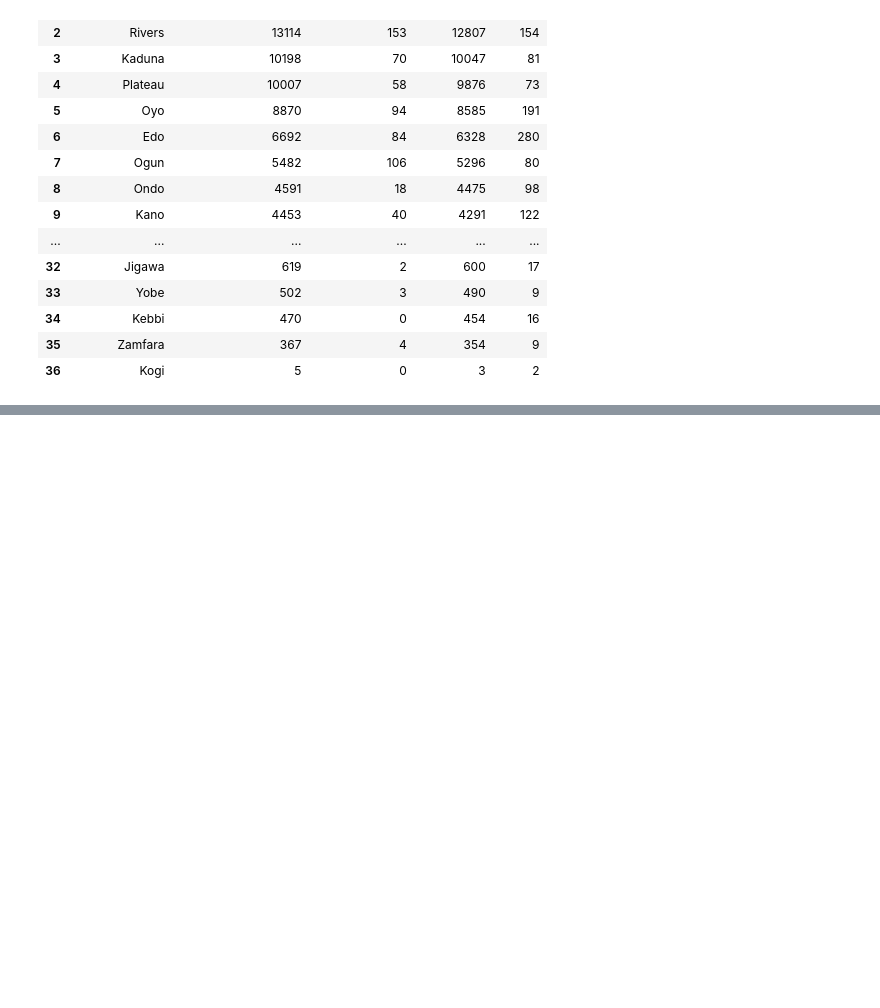
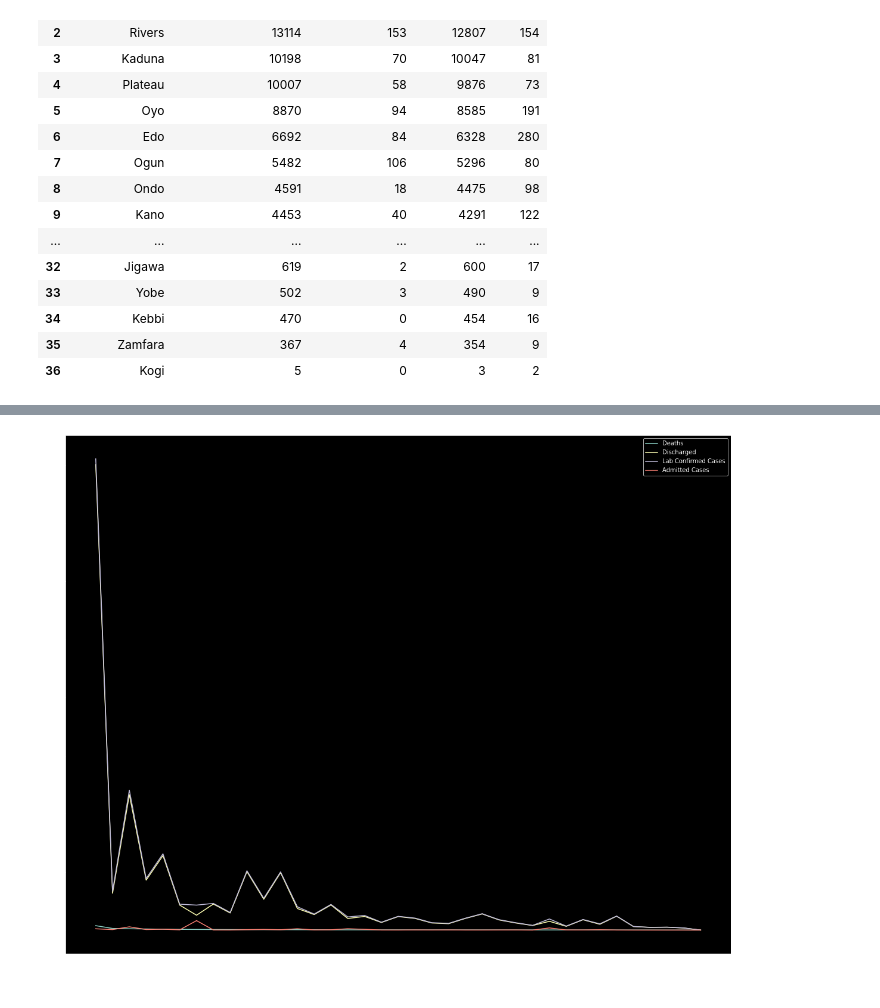
Before and after one commit to XVI-IX/Nigeria-COVID-projects, a Jupyter notebook: Covid.ipynb, the cells around one changed output, grey strips where cells are left out. Cells and saved outputs as stored; diff of their text form; code cells hidden in the pictures; blank space fills up the shorter version.

```diff
--- a/Covid.ipynb
+++ b/Covid.ipynb
@@ -230,0 +285,14 @@ dtype: object
+# %%
+fig_dim = (20, 16)
+fig, ax = plt.subplots(figsize=fig_dim)
+x = covid_data['States Affected']
+
+ax.plot(x, covid_data['deaths'], label='Deaths')
+ax.plot(x, covid_data['discharged'], label='Discharged')
+ax.plot(x, covid_data['lab_confirmed_cases'], label='Lab Confirmed Cases')
+ax.plot(x, covid_data['admitted_cases'], label="Admitted Cases")
+ax.legend()
+plt.xticks(rotation=45)
+plt.show()
+# %% [output]
+[figure, added]
```
Also changed, not shown: parts of 5 cells of this notebook.
